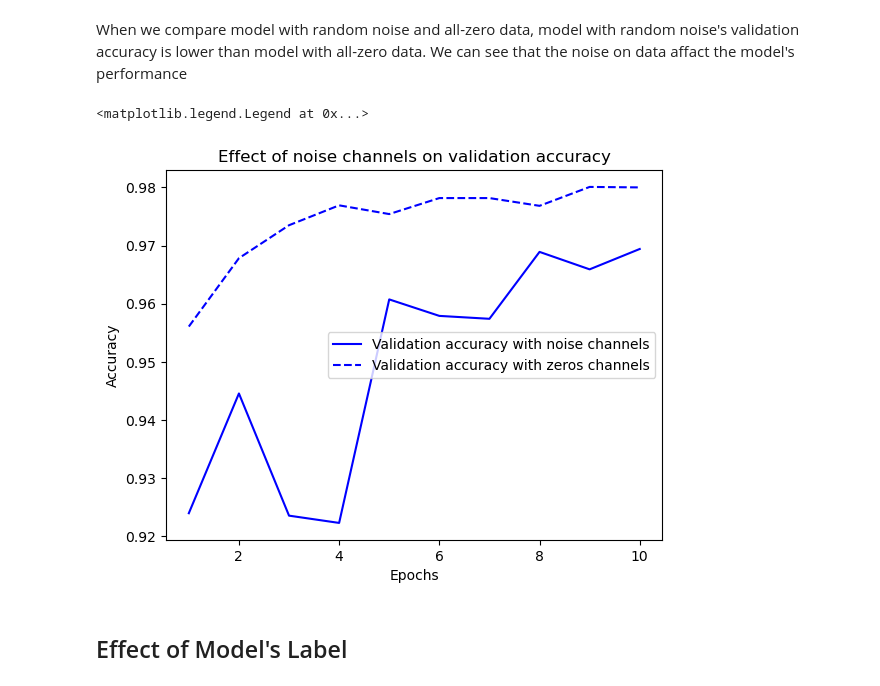
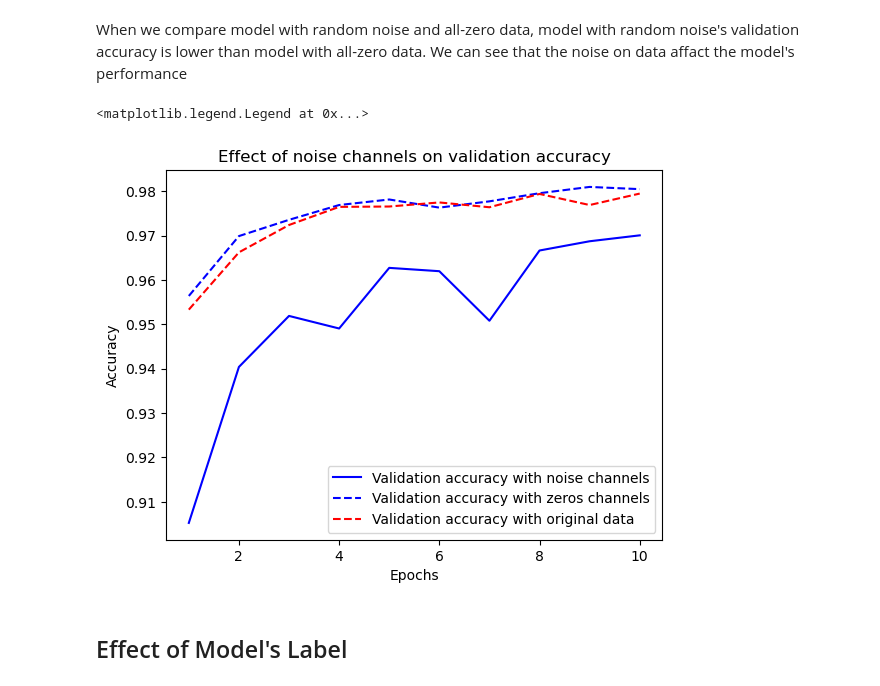
Before and after one commit to jeongho0715/test1, a Jupyter notebook: 20250403.ipynb, the cells around one changed output. Drawn from its saved outputs; the diff is of its cells as text; code cells hidden in the pictures.

```diff
--- a/20250403.ipynb
+++ b/20250403.ipynb
@@ -452,0 +455,7 @@ Epoch 10/10
+# %%
+model = get_model()
+history_ori = model.fit(
+    train_images, train_labels,
+    epochs=10,
+    batch_size=128,
+    validation_split=0.2)
@@ -455,19 +485,22 @@ When we compare model with random noise and all-zero data, model with random noi
 # %%
 import matplotlib.pyplot as plt
 val_acc_noise = history_noise.history["val_accuracy"]
 val_acc_zeros = history_zeros.history["val_accuracy"]
+val_acc_ori = history_ori.history["val_accuracy"]
 epochs = range(1, 11)
 plt.plot(epochs, val_acc_noise, "b-",
          label="Validation accuracy with noise channels")
 plt.plot(epochs, val_acc_zeros, "b--",
          label="Validation accuracy with zeros channels")
+plt.plot(epochs, val_acc_ori, "r--",
+         label="Validation accuracy with original data")
 plt.title("Effect of noise channels on validation accuracy")
 plt.xlabel("Epochs")
 plt.ylabel("Accuracy")
 plt.legend()
 # %% [output]
 <matplotlib.legend.Legend at 0x...>
-[figure, old version]
+[figure, new version]
 # %% [markdown]
 ## Effect of Model's Label
 # %% [markdown]
```
Also changed, not shown: parts of 27 cells of this notebook.
